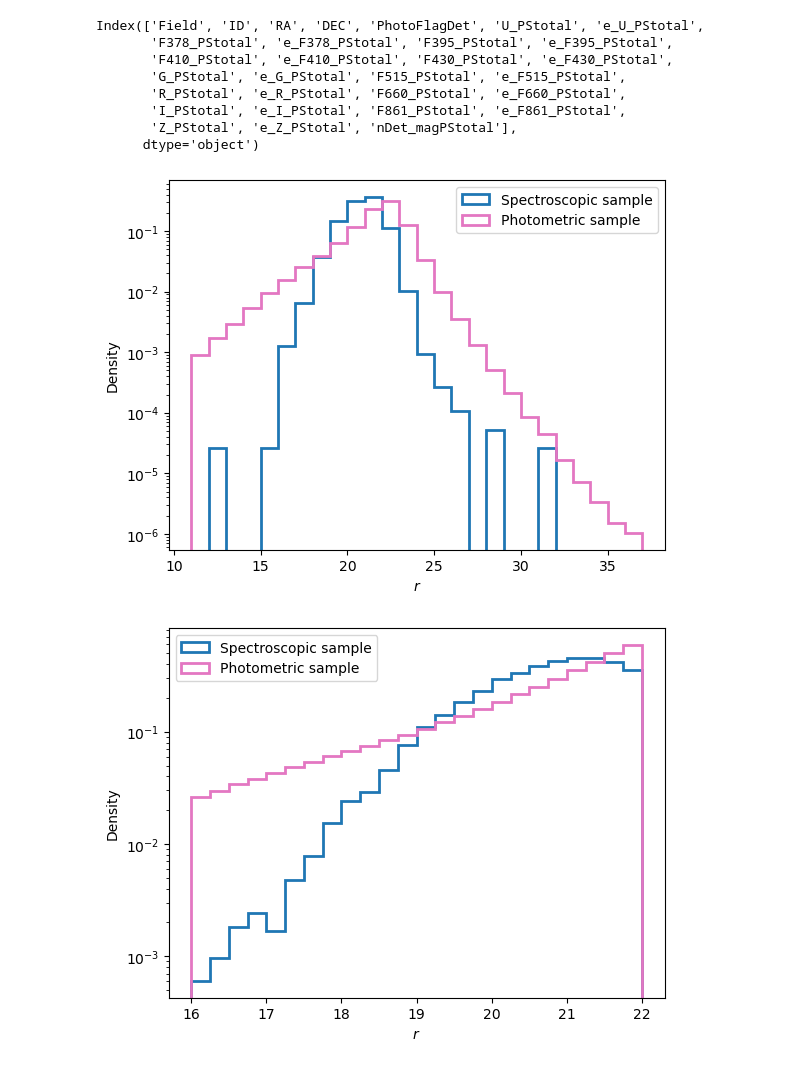
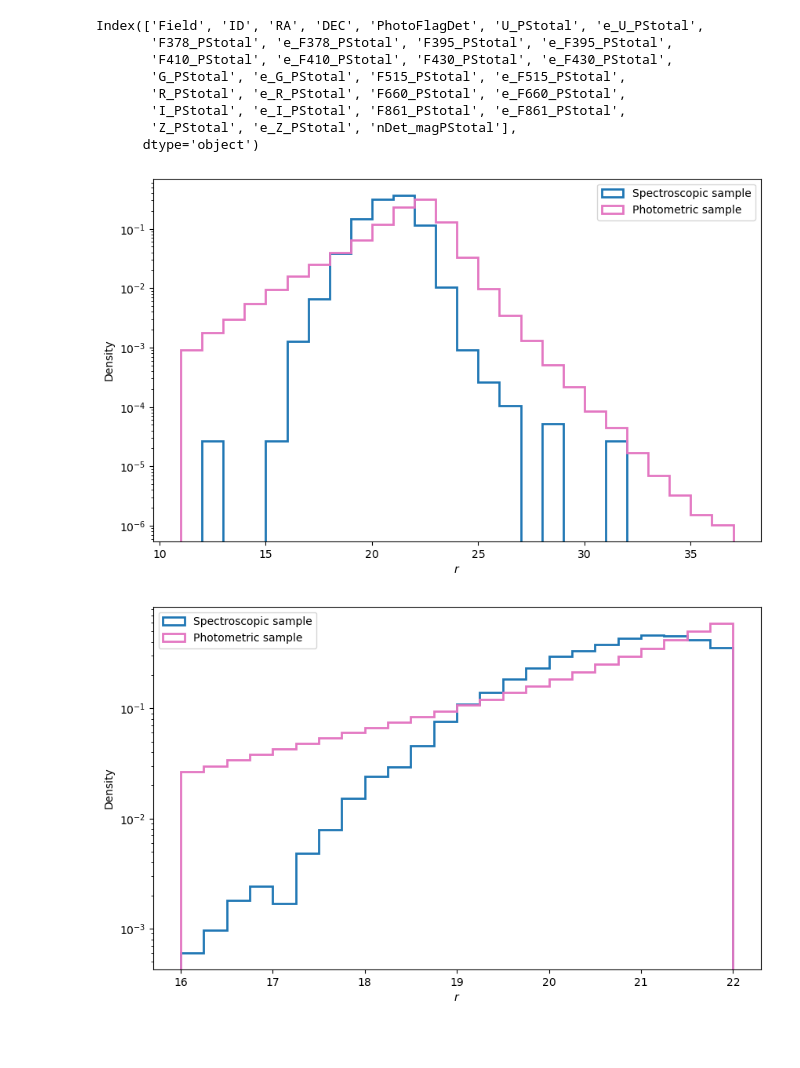
Before and after one commit to marixko/qucats_paper, a Jupyter notebook: codes/notebooks/plot_samples.ipynb, the cells around one changed output. Drawn from its saved outputs; the diff is of its cells as text; code cells hidden in the pictures; blank space fills up the shorter version.

```diff
--- a/codes/notebooks/plot_samples.ipynb
+++ b/codes/notebooks/plot_samples.ipynb
@@ -51,32 +49,34 @@ Index(['Field', 'ID', 'RA', 'DEC', 'PhotoFlagDet', 'U_PStotal', 'e_U_PStotal',
        'Z_PStotal', 'e_Z_PStotal', 'nDet_magPStotal'],
       dtype='object')
 # %%
-plt.figure()
+plt.figure(figsize=(10,6))
 bins = np.arange(11, 38, 1)
-plt.hist(spec.query('r_PStotal != 99')['r_PStotal'],
-         bins=bins, label='Spectroscopic sample',
-         histtype='step', lw=2, log=True, density=True, color='tab:blue')
-plt.hist(phot.query('R_PStotal != 99')['R_PStotal'],
-         bins=bins, label='Photometric sample',
-         histtype='step', lw=2, log=True, density=True, color='tab:pink')
+
+plt.hist(spec.query('r_PStotal != 99')['r_PStotal'], bins=bins, label='Spectroscopic sample', histtype='step', lw=2,
+         log=True, density=True, color='tab:blue')
+
+plt.hist(phot.query('R_PStotal != 99')['R_PStotal'], bins=bins, label='Photometric sample', histtype='step', lw=2,
+         log=True, density=True, color='tab:pink')
+
 plt.xlabel('$r$')
 plt.ylabel('Density')
 plt.legend()
 plt.show()
 # %% [output]
-[figure, old version]
+[figure, new version]
 # %%
-plt.figure()
+plt.figure(figsize=(10,6))
 bins = np.arange(16, 22.25, 0.25)
-plt.hist(spec.query('r_PStotal != 99')['r_PStotal'],
-         bins=bins, label='Spectroscopic sample',
-         histtype='step', lw=2, log=True, density=True, color='tab:blue')
-plt.hist(phot.query('R_PStotal != 99')['R_PStotal'],
-         bins=bins, label='Photometric sample',
-         histtype='step', lw=2, log=True, density=True, color='tab:pink')
+
+plt.hist(spec.query('r_PStotal != 99')['r_PStotal'], bins=bins, label='Spectroscopic sample', histtype='step', lw=2,
+         log=True, density=True, color='tab:blue')
+
+plt.hist(phot.query('R_PStotal != 99')['R_PStotal'], bins=bins, label='Photometric sample', histtype='step', lw=2,
+         log=True, density=True, color='tab:pink')
+
 plt.xlabel('$r$')
 plt.ylabel('Density')
 plt.legend()
 plt.show()
 # %% [output]
-[figure, old version]
+[figure, new version]
```
Also changed, not shown: parts of 2 cells of this notebook.
